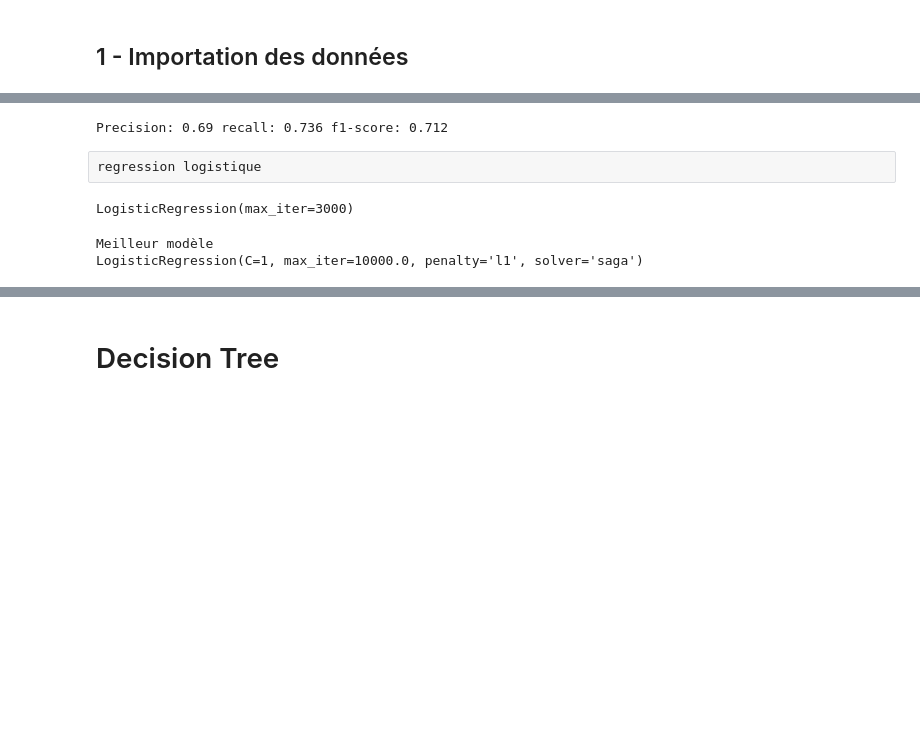
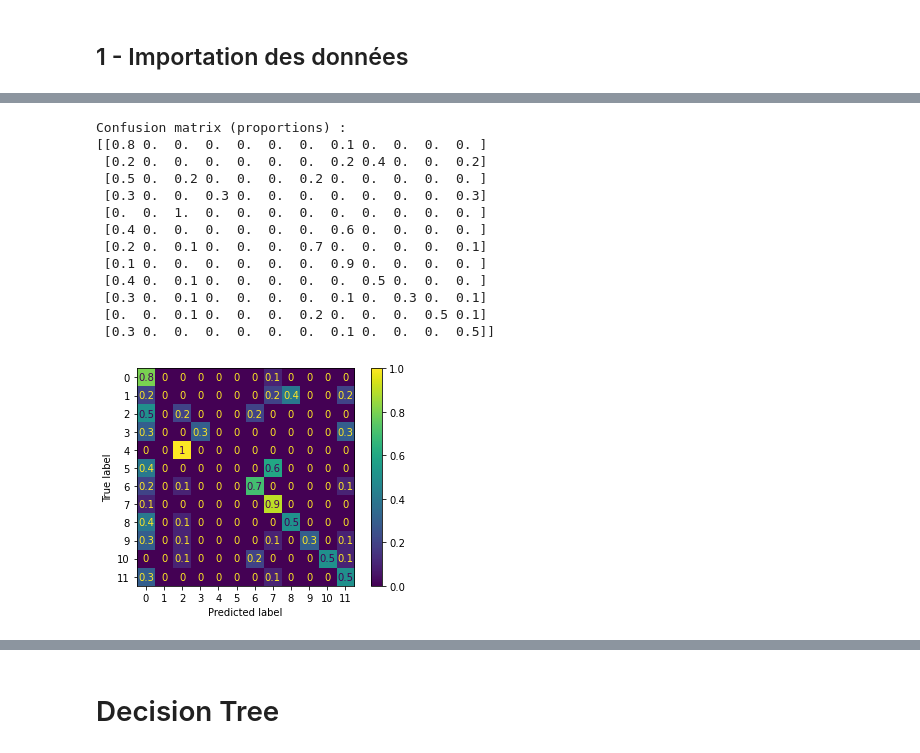
Before and after one commit to ktran11/TP_MLR, a Jupyter notebook: TP3/AndroidMalwareDetection-extraction.ipynb, the cells around one changed output, grey strips where cells are left out. Cells and saved outputs as stored; diff of their text form; code cells hidden in the pictures; blank space fills up the shorter version.

```diff
--- a/TP3/AndroidMalwareDetection-extraction.ipynb
+++ b/TP3/AndroidMalwareDetection-extraction.ipynb
@@ -157,12 +99,8 @@ La colonne qui va nous intéresser est la colonne 2495. On veut avoir des donné
 # %%
 data_np = data.to_numpy()
 
-X = data_np[:,:-2]
-Y = data_np[:,-2]
-Y_binaire = LabelBinarizer().fit_transform(Y)
-y = Y_binaire[:,0]
+X = data_np[:,:-1]
+Y = data_np[:,-1]
+
 ## Préparation des données pour le machine learning
-X_train, X_test, y_train, y_test = train_test_split(X, y, test_size=0.7, random_state=42)
-
-print("Pourcentage de riskware dans la base complète : ",np.round(np.mean(Y=="Adware"),3))
-print("Pourcentage de riskware dans la base d'apprentissage : ",np.round(np.mean(y_train==1),3))
+X_train, X_test, y_train, y_test = train_test_split(X, Y, test_size=0.7, random_state=42)
@@ -235,17 +115,19 @@ validation croisée
 B = 5
 cv = KFold(n_splits=B, random_state=None, shuffle=True)
 knn = neighbors.KNeighborsClassifier()
-param_grid = [{'n_neighbors': [1,5,10,20],
+param_grid = [{'n_neighbors': [1,5,10,20,30],
                'weights': ['uniform','distance'],
+               'algorithm': ['auto', 'ball_tree', 'brute'],
+               'leaf_size': [5,10,20,30,40],
                'metric': ['euclidean','manhattan']}]
 # Optimization of the hyperparameters
-search = GridSearchCV(knn,
+search_knn = GridSearchCV(knn,
                       param_grid,
                       scoring="accuracy",
                       cv=cv,
                       n_jobs=-1) # n_jobs=-1 permet d'utiliser tous les processeurs (calcul parallèle)
-search.fit(X_train_sc,y_train)
+search_knn.fit(X_train,y_train)
 print('Meilleur modèle')
-print(search.best_estimator_)
+print(search_knn.best_estimator_)
 # %% [output]
 Meilleur modèle
@@ -284,30 +136,24 @@ Confusion matrix (LDA):
-# %%
-f1 = f1_score(y_test,y_pred_lda,pos_label=1)
-r = recall_score(y_test,y_pred_lda,pos_label=1)
-p = precision_score(y_test,y_pred_lda,pos_label=1)
-print("Precision:"%d, np.round(p,3), "recall:"%d, np.round(r,3), "f1-score:"%d, np.round(f1,3))
-# %% [output]
-Precision: 0.69 recall: 0.736 f1-score: 0.712
-# %% [raw]
-regression logistique
-# %%
-clf = linear_model.LogisticRegression(max_iter = 3000)
-clf.fit(X_train_sc,y_train)
-# %% [output]
-LogisticRegression(max_iter=3000)
-# %%
-param_grid = {'C':[1e-03,1e-02,1e-01,1,10,100,1000]}
-clf = linear_model.LogisticRegression(penalty='l1',
-                                      solver='saga',
-                                      max_iter=1e4)
-search = GridSearchCV(clf,
-                      param_grid,
-                      scoring="accuracy",
-                      cv=cv,
-                      n_jobs=-1)
-search.fit(X_train_sc,y_train)
-print('Meilleur modèle')
-print(search.best_estimator_)
-# %% [output]
-Meilleur modèle
-LogisticRegression(C=1, max_iter=10000.0, penalty='l1', solver='saga')
+# %%
+y_pred_knn = search_knn.best_estimator_.predict(X_test)
+# %%
+print("Confusion matrix (proportions) : ")
+cm = np.round(confusion_matrix(y_test,y_pred_knn,normalize='true'),1)
+print(np.round(cm,2))
+print(' ')
+ConfusionMatrixDisplay(cm).plot()
+plt.show()
+# %% [output]
+Confusion matrix (proportions) :
+[[0.8 0.  0.  0.  0.  0.  0.  0.1 0.  0.  0.  0. ]
+ [0.2 0.  0.  0.  0.  0.  0.  0.2 0.4 0.  0.  0.2]
+ [0.5 0.  0.2 0.  0.  0.  0.2 0.  0.  0.  0.  0. ]
+ [0.3 0.  0.  0.3 0.  0.  0.  0.  0.  0.  0.  0.3]
+ [0.  0.  1.  0.  0.  0.  0.  0.  0.  0.  0.  0. ]
+ [0.4 0.  0.  0.  0.  0.  0.  0.6 0.  0.  0.  0. ]
+ [0.2 0.  0.1 0.  0.  0.  0.7 0.  0.  0.  0.  0.1]
+ [0.1 0.  0.  0.  0.  0.  0.  0.9 0.  0.  0.  0. ]
+ [0.4 0.  0.1 0.  0.  0.  0.  0.  0.5 0.  0.  0. ]
+ [0.3 0.  0.1 0.  0.  0.  0.  0.1 0.  0.3 0.  0.1]
+ [0.  0.  0.1 0.  0.  0.  0.2 0.  0.  0.  0.5 0.1]
+ [0.3 0.  0.  0.  0.  0.  0.  0.1 0.  0.  0.  0.5]]
+[figure, added]
```
Also changed, not shown: parts of 69 cells of this notebook, 1 other file.
